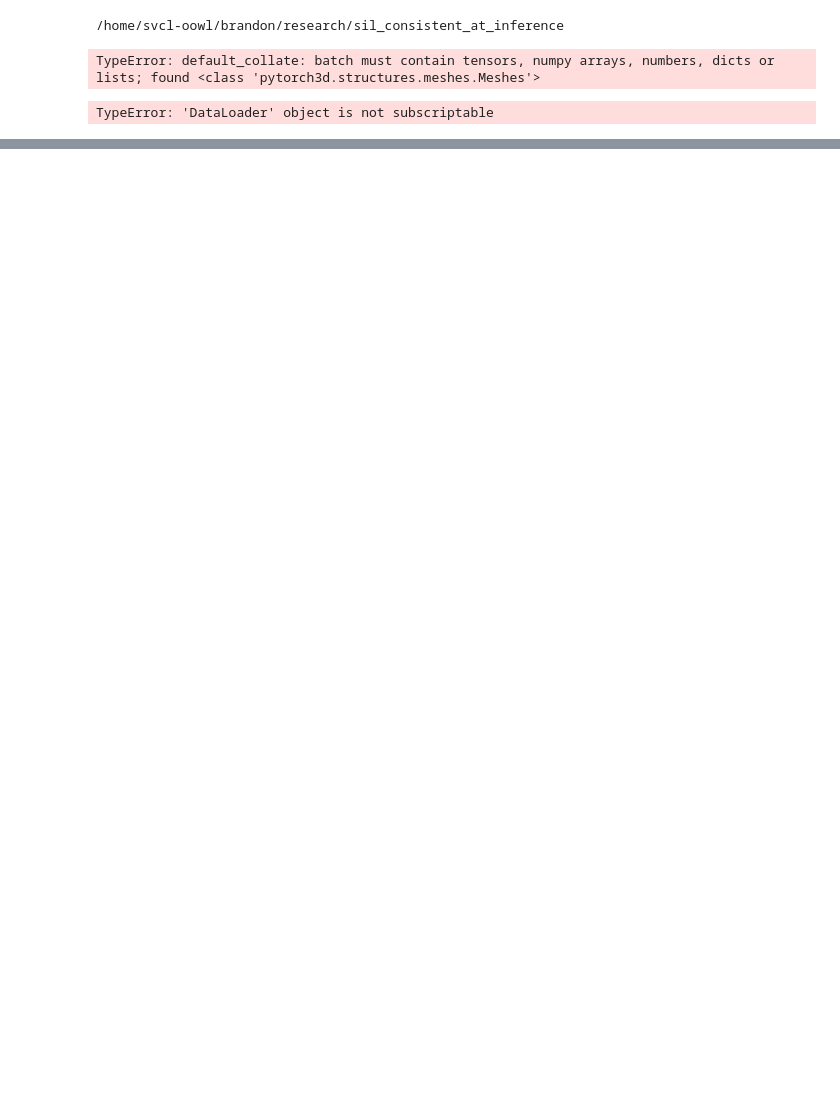
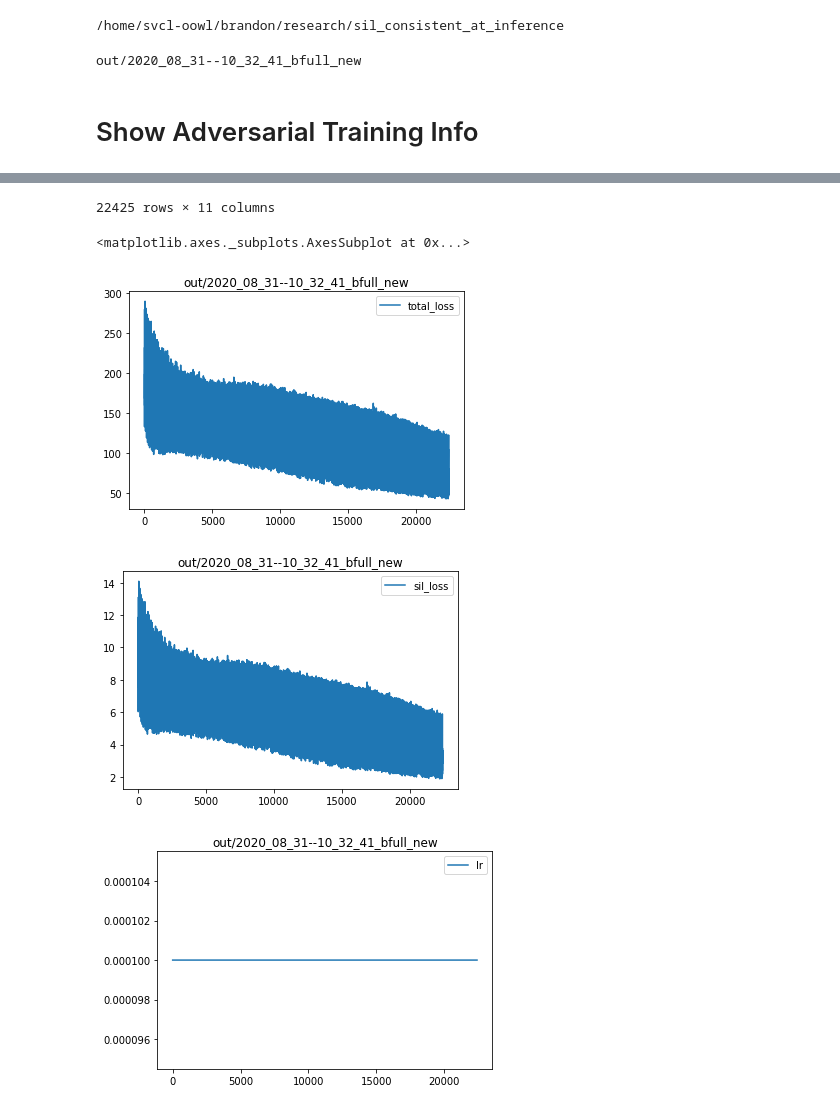
Before and after one commit to b7leung/sil_consistent_at_inference, a Jupyter notebook: notebooks/Adversarial Semantic Descriminator Debug.ipynb, the cells around one changed output, grey strips where cells are left out. Cells and saved outputs as stored; diff of their text form; code cells hidden in the pictures; blank space fills up the shorter version.

Commit message:
found good hyperparameters for batched deformation net

```diff
--- a/notebooks/Adversarial Semantic Descriminator Debug.ipynb
+++ b/notebooks/Adversarial Semantic Descriminator Debug.ipynb
@@ -54,13 +57,0 @@ dis_loader = torch.utils.data.ConcatDataset([generation_dataset, shapenet_render
-# %%
-for b1,b2 in zip(generation_loader, shapenet_renders_loader):
-    print(b1)
-    print(b2.shape)
-    break
-# %% [output]
-TypeError: default_collate: batch must contain tensors, numpy arrays, numbers, dicts or lists; found <class 'pytorch3d.structures.meshes.Meshes'>
-# %%
-for b in shapenet_renders_loader[:3]:
-    print(b.shape)
-    break
-# %% [output]
-TypeError: 'DataLoader' object is not subscriptable
@@ -78,0 +58,47 @@ for batch_idx in range(3):
+# %%
+
+
+#exp_name = "2020_08_30--06_30_46_b10_original"
+#exp_name = "2020_08_30--06_32_06_b10_extended_pointnet"
+#exp_name = "2020_08_30--07_00_47_b10_extended_pointnet_resnet34"
+#n = "2020_08_30--21_39_02_b5_original"
+#n = "2020_08_30--21_46_39_b1_original"
+#n = "2020_08_30--21_53_06_b20_size_8"
+#n = "2020_08_30--21_54_28_b40_size_4"
+#n = "2020_08_30--22_00_02_lr_larger"
+
+#n="2020_08_31--10_31_12_b10_lr001"
+
+#n="2020_08_31--10_26_04_b20_new"
+#n="2020_08_31--10_27_20_b30_new"
+#n="2020_08_31--10_28_11_b40_new"
+n="2020_08_31--10_32_41_bfull_new"
+
+
+saved_model_path = "out/{}".format(get_exp_path(n))
+
+print(saved_model_path)
+# %% [output]
+out/2020_08_31--10_32_41_bfull_new
+# %% [markdown]
+# Show Adversarial Training Info
+# %%
+# show training info
+training_info = pickle.load(open(os.path.join(saved_model_path, "training_df.p"), "rb"))
+semantic_dis_training_df = training_info["semantic_dis"]
+deform_gen_training_df = training_info["deform_net_gen"]
+deform_gen_training_df["lr"] = deform_gen_training_df["lr"].astype(str).apply(lambda s: float(s.replace("[", "").replace(']','')))
+display(deform_gen_training_df)
+deform_gen_training_df.plot.line(y="total_loss", title=saved_model_path)
+
+#deform_gen_training_df.plot.line(y="semantic_dis_loss", title=saved_model_path)
+deform_gen_training_df.plot.line(y="sil_loss", title=saved_model_path)
+deform_gen_training_df.plot.line(y="lr", title=saved_model_path)
+
+#deform_gen_training_df.plot.line(y="img_sym_loss", title=saved_model_path)
+#deform_gen_training_df.plot.line(y="vertex_sym_loss", title=saved_model_path)
+
+#deform_gen_training_df.plot.line(y="l2_loss", title=saved_model_path)
+#deform_gen_training_df.plot.line(y="lap_smoothness_loss", title=saved_model_path)
+#deform_gen_training_df.plot.line(y="normal_consistency_loss", title=saved_model_path)
+# %% [output]
@@ -78,0 +117,5 @@ for batch_idx in range(3):
+22425 rows × 11 columns
+<matplotlib.axes._subplots.AxesSubplot at 0x...>
+[figure, added]
+[figure, added]
+[figure, added]
```
Also changed, not shown: parts of 10 cells of this notebook, 22 other files.
